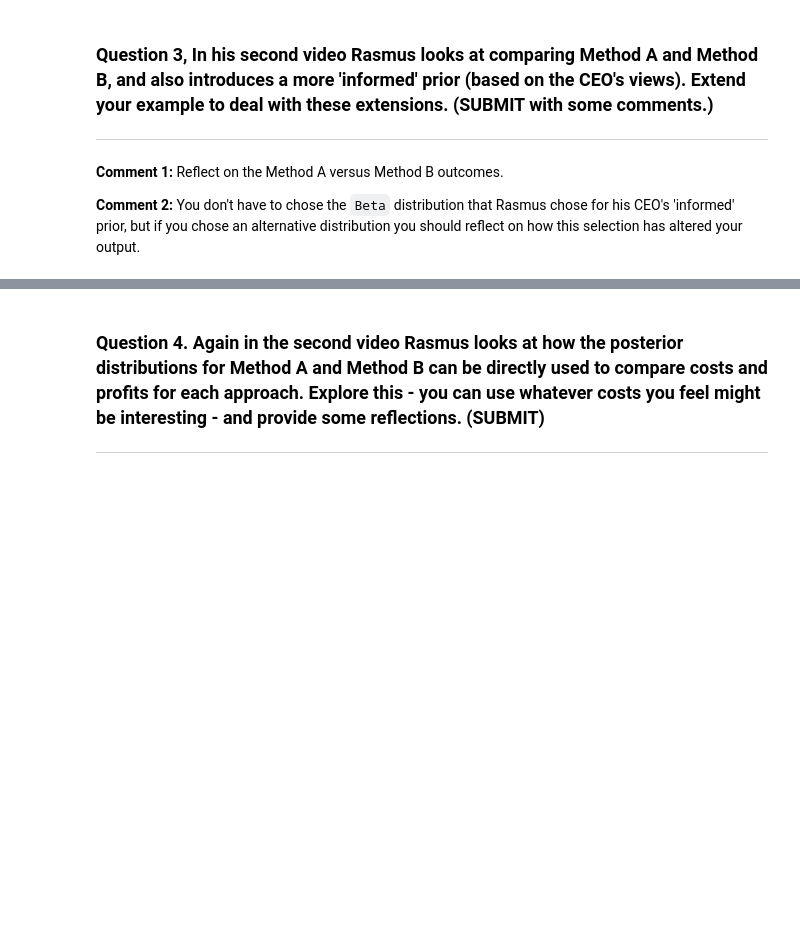
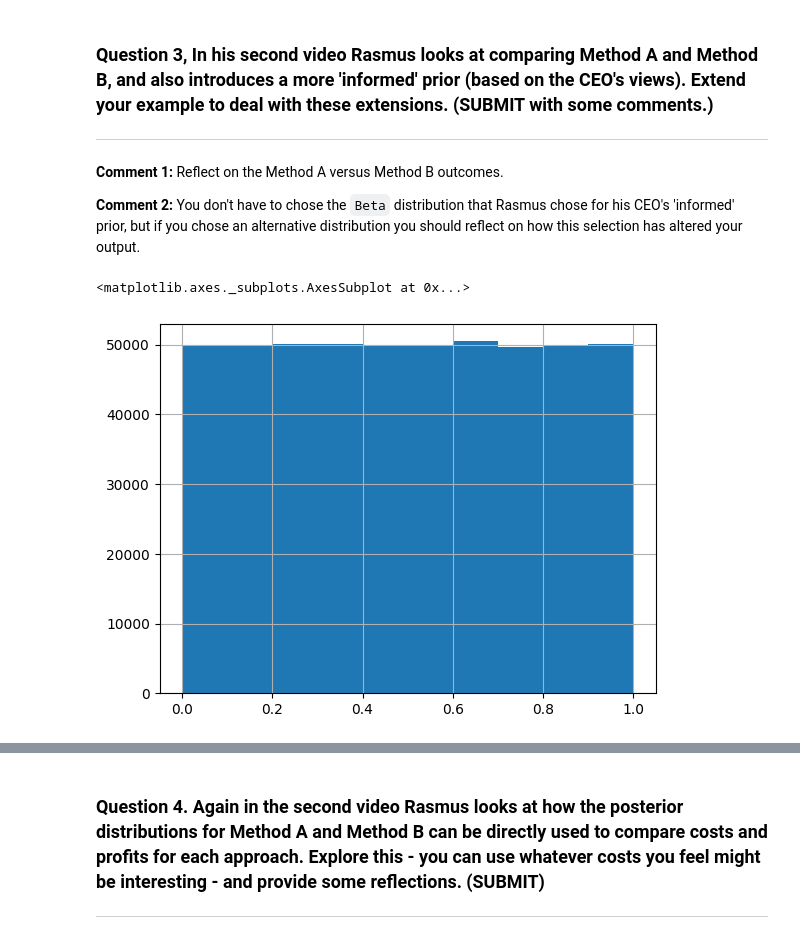
Before and after one commit to celrm/quantitative-methods-for-ai, a Jupyter notebook: Lab_5/CS824_Lab_5_Group_C.ipynb, the cells around one changed output, grey strips where cells are left out. Saved outputs shown, nothing was run; the diff lists cells and outputs as text; code cells hidden in the pictures; blank space fills up the shorter version.

```diff
--- a/Lab_5/CS824_Lab_5_Group_C.ipynb
+++ b/Lab_5/CS824_Lab_5_Group_C.ipynb
@@ -262,3 +377,13 @@ So marketing have told us that the rate of sign-up would be 20% if salmon subscr
 **Comment 1:** Reflect on the Method A versus Method B outcomes.
 
 **Comment 2:** You don't have to chose the `Beta` distribution that Rasmus chose for his CEO's 'informed' prior, but if you chose an alternative distribution you should reflect on how this selection has altered your output.
+# %%
+n_draw = 500000
+
+# Instead of drawing one prior distribution, we draw for both
+prior_rateA = pd.Series(np.random.uniform(0, 1, size = n_draw))
+prior_rateB = pd.Series(np.random.uniform(0, 1, size = n_draw))
+prior_rateA.hist()
+# %% [output]
+<matplotlib.axes._subplots.AxesSubplot at 0x...>
+[figure, added]
```
Also changed, not shown: parts of 31 cells of this notebook, 4 other files.
